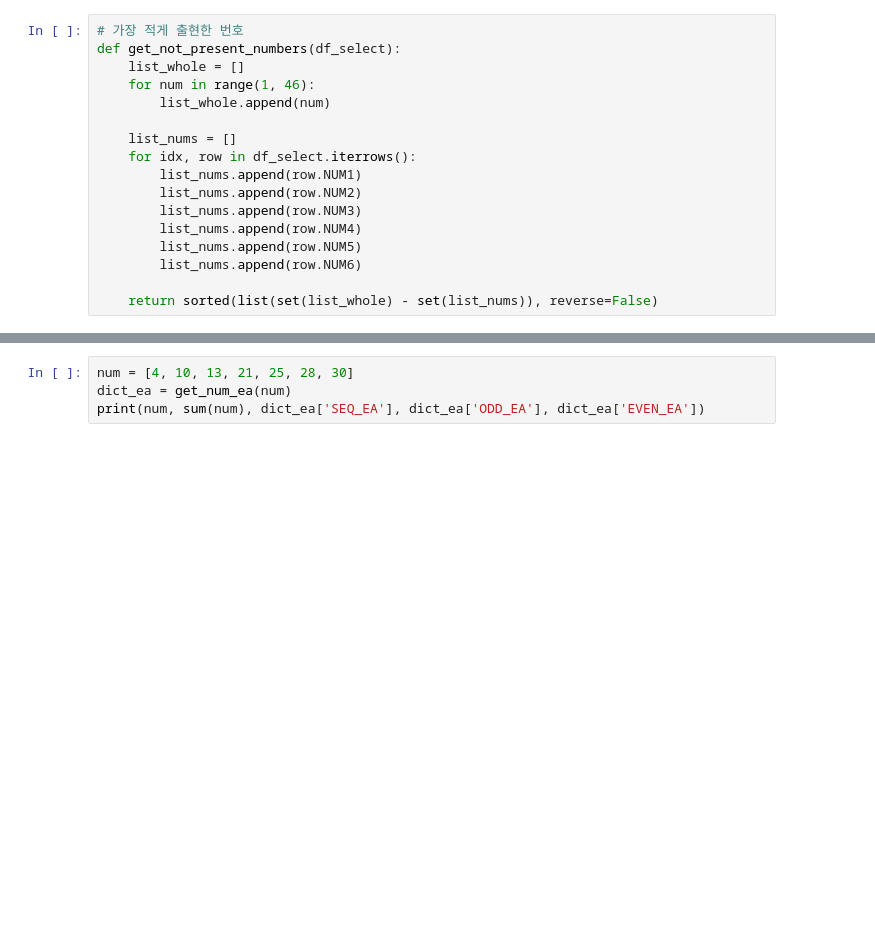
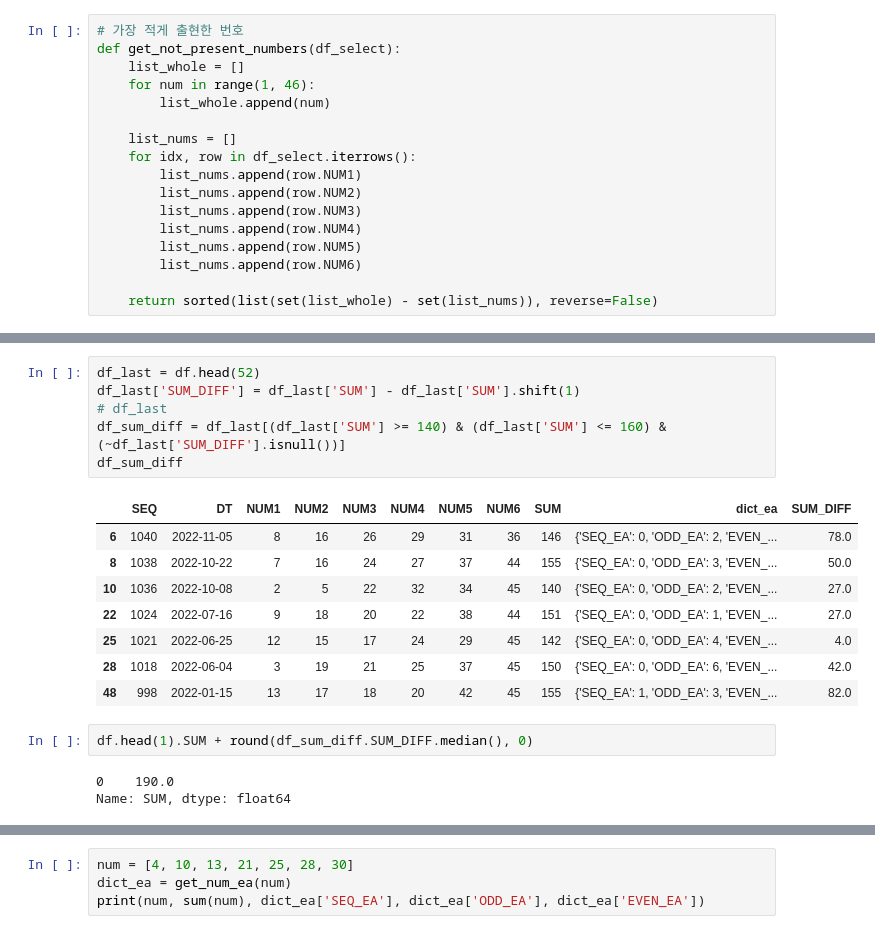
Before and after one commit to etlers/lotto, a Jupyter notebook: lotto.ipynb, the cells around one changed output, grey strips where cells are left out. Cells and saved outputs as stored; diff of their text form; blank space fills up the shorter version.

```diff
--- a/lotto.ipynb
+++ b/lotto.ipynb
@@ -136,0 +166,20 @@ list_result
+# %%
+df_last = df.head(52)
+df_last['SUM_DIFF'] = df_last['SUM'] - df_last['SUM'].shift(1)
+# df_last
+df_sum_diff = df_last[(df_last['SUM'] >= 140) & (df_last['SUM'] <= 160) & (~df_last['SUM_DIFF'].isnull())]
+df_sum_diff
+# %% [output]
+|  | SEQ | DT | NUM1 | NUM2 | NUM3 | NUM4 | NUM5 | NUM6 | SUM | dict_ea | SUM_DIFF |
+| 6 | 1040 | 2022-11-05 | 8 | 16 | 26 | 29 | 31 | 36 | 146 | {'SEQ_EA': 0, 'ODD_EA': 2, 'EVEN_... | 78.0 |
+| 8 | 1038 | 2022-10-22 | 7 | 16 | 24 | 27 | 37 | 44 | 155 | {'SEQ_EA': 0, 'ODD_EA': 3, 'EVEN_... | 50.0 |
+| 10 | 1036 | 2022-10-08 | 2 | 5 | 22 | 32 | 34 | 45 | 140 | {'SEQ_EA': 0, 'ODD_EA': 2, 'EVEN_... | 27.0 |
+| 22 | 1024 | 2022-07-16 | 9 | 18 | 20 | 22 | 38 | 44 | 151 | {'SEQ_EA': 0, 'ODD_EA': 1, 'EVEN_... | 27.0 |
+| 25 | 1021 | 2022-06-25 | 12 | 15 | 17 | 24 | 29 | 45 | 142 | {'SEQ_EA': 0, 'ODD_EA': 4, 'EVEN_... | 4.0 |
+| 28 | 1018 | 2022-06-04 | 3 | 19 | 21 | 25 | 37 | 45 | 150 | {'SEQ_EA': 0, 'ODD_EA': 6, 'EVEN_... | 42.0 |
+| 48 | 998 | 2022-01-15 | 13 | 17 | 18 | 20 | 42 | 45 | 155 | {'SEQ_EA': 1, 'ODD_EA': 3, 'EVEN_... | 82.0 |
+# %%
+df.head(1).SUM + round(df_sum_diff.SUM_DIFF.median(), 0)
+# %% [output]
+0    190.0
+Name: SUM, dtype: float64
```
Also changed, not shown: parts of 27 cells of this notebook, 1 other file.
